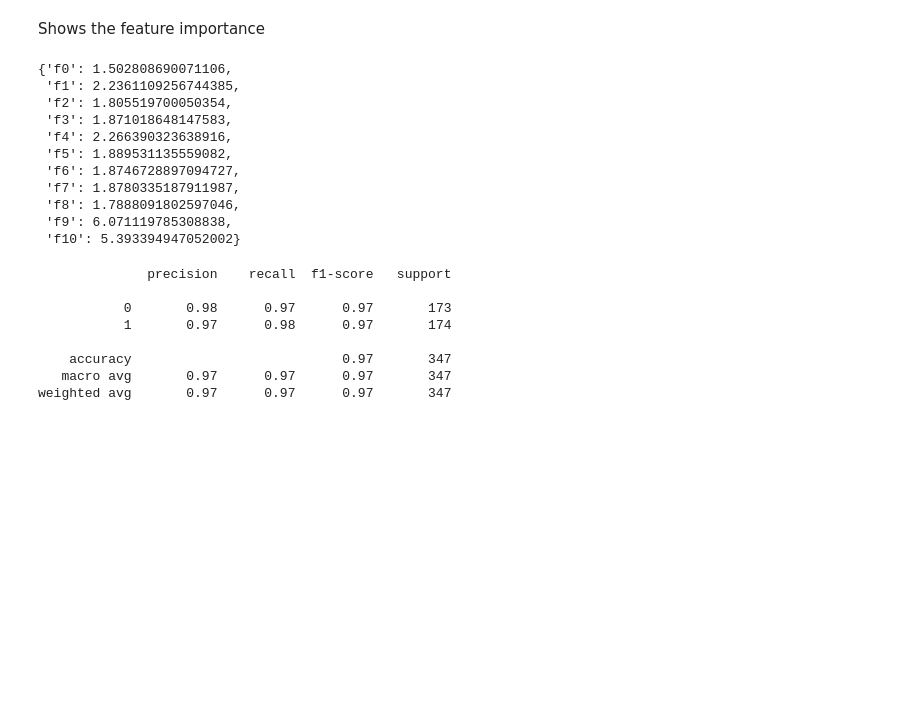
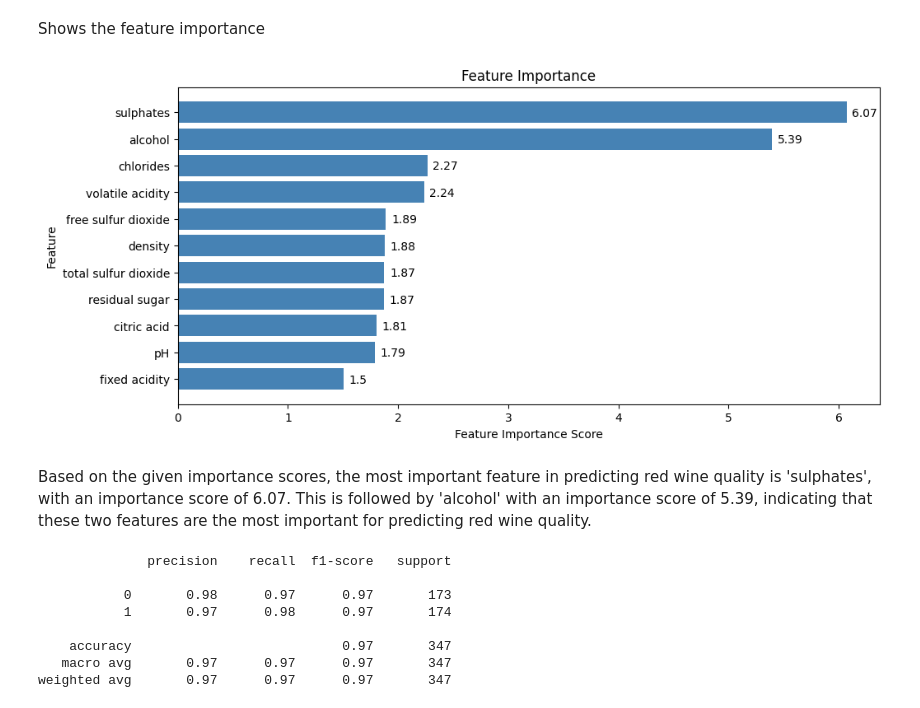
Before and after one commit to trizkynoviandy/diabetes-prediction-dashboard, a Jupyter notebook: red_wine_quality_prediction.ipynb, the cells around one changed output. Saved outputs shown, nothing was run; the diff lists cells and outputs as text; code cells hidden in the pictures; blank space fills up the shorter version.

```diff
--- a/red_wine_quality_prediction.ipynb
+++ b/red_wine_quality_prediction.ipynb
@@ -283,20 +288,26 @@ best_model = grid_search.best_estimator_
 y_train_pred = best_model.predict(X_train)
 # %% [markdown]
 Shows the feature importance
-# %%
-best_model.get_booster().get_score(importance_type="gain")
-# %% [output]
-{'f0': 1.502808690071106,
- 'f1': 2.2361109256744385,
- 'f2': 1.805519700050354,
- 'f3': 1.871018648147583,
- 'f4': 2.266390323638916,
- 'f5': 1.889531135559082,
- 'f6': 1.8746728897094727,
- 'f7': 1.8780335187911987,
- 'f8': 1.7888091802597046,
- 'f9': 6.071119785308838,
- 'f10': 5.393394947052002}
+# %%
+importance_scores = best_model.get_booster().feature_names=list(X.columns)
+importance_scores = best_model.get_booster().get_score(importance_type="gain")
+importance_scores = {k: v for k, v in sorted(importance_scores.items(), key=lambda item: item[1], reverse=False)}
+
+fig, ax = plt.subplots(figsize=(11,5))
+ax.barh(list(importance_scores.keys()), list(importance_scores.values()), color="steelblue")
+
+ax.set_title('Feature Importance')
+ax.set_xlabel('Feature Importance Score')
+ax.set_ylabel('Feature')
+
+for i, v in enumerate(importance_scores.values()):
+    ax.text(v + 0.05, i - 0.15, str(round(v, 2)), color='black')
+
+plt.show()
+# %% [output]
+[figure, added]
+# %% [markdown]
+Based on the given importance scores, the most important feature in predicting red wine quality is 'sulphates', with an importance score of 6.07. This is followed by 'alcohol' with an importance score of 5.39, indicating that these two features are the most important for predicting red wine quality.
 # %%
 print(classification_report(y_train, y_train_pred))
 # %% [output]
```
Also changed, not shown: parts of 9 cells of this notebook.
